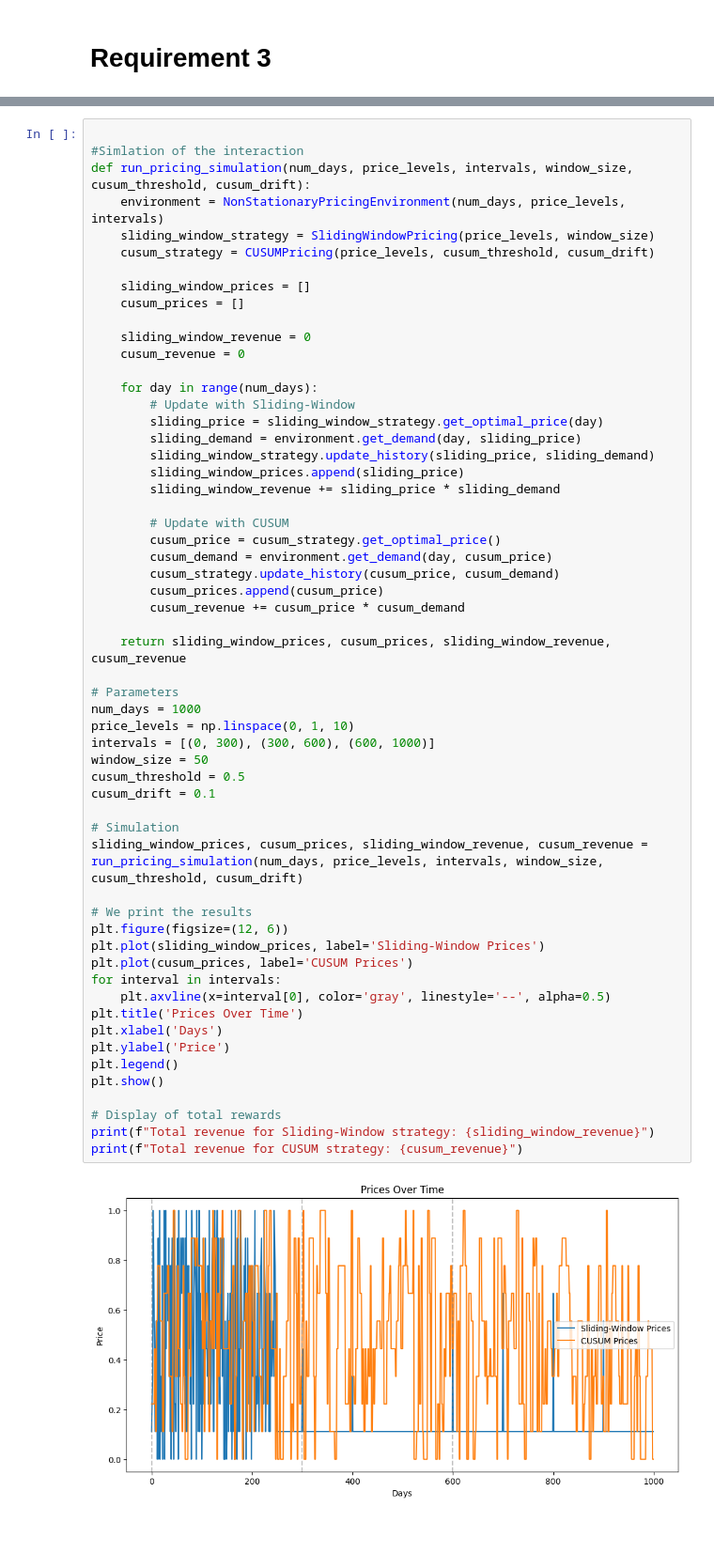
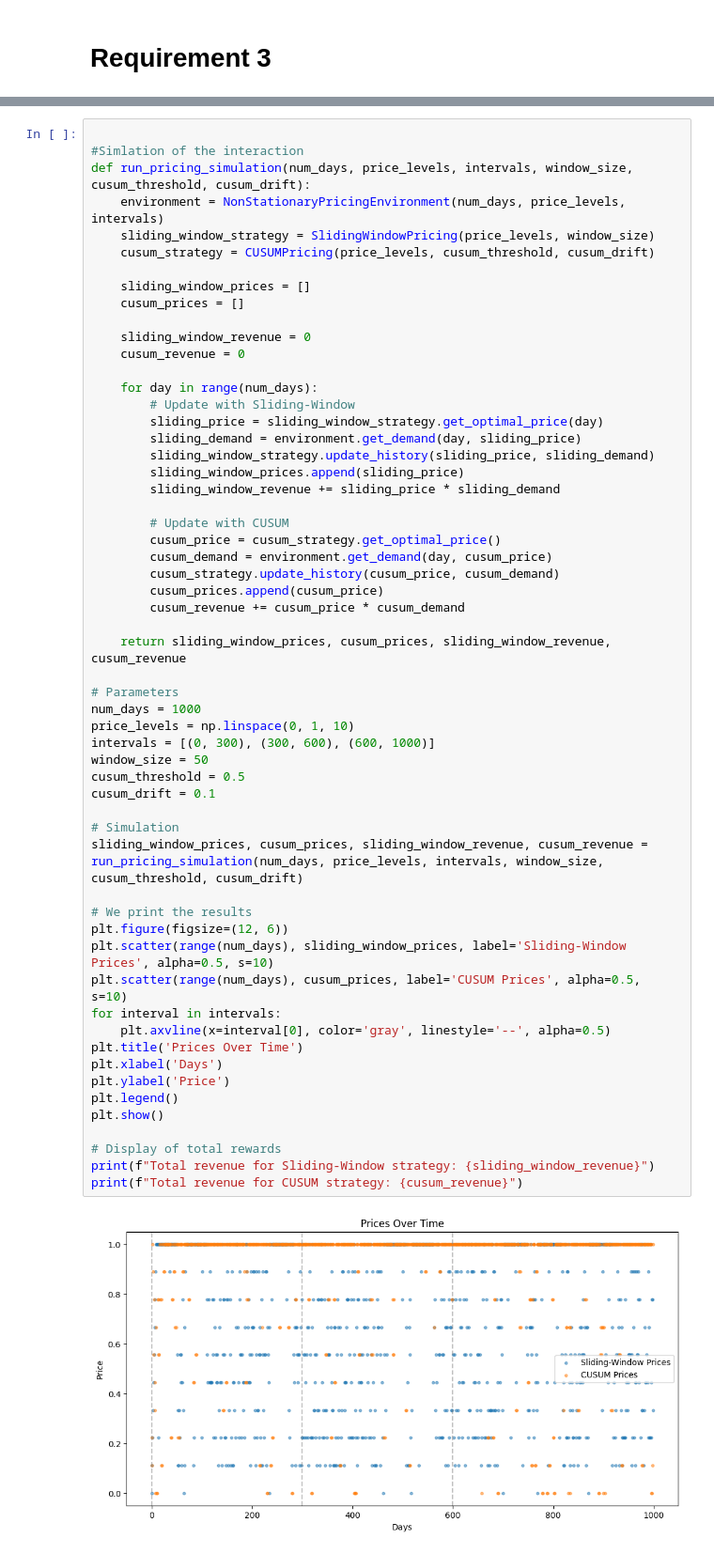
Before and after one commit to mvarenneensta/OLA24, a Jupyter notebook: req3.ipynb, the cells around one changed output, grey strips where cells are left out. Shown at 94% size. Drawn from its saved outputs; the diff is of its cells as text.

```diff
--- a/req3.ipynb
+++ b/req3.ipynb
@@ -127,33 +165,33 @@ def run_pricing_simulation(num_days, price_levels, intervals, window_size, cusum
         cusum_prices.append(cusum_price)
         cusum_revenue += cusum_price * cusum_demand
 
     return sliding_window_prices, cusum_prices, sliding_window_revenue, cusum_revenue
 
 # Parameters
 num_days = 1000
 price_levels = np.linspace(0, 1, 10)
 intervals = [(0, 300), (300, 600), (600, 1000)]
 window_size = 50
 cusum_threshold = 0.5
 cusum_drift = 0.1
 
 # Simulation
 sliding_window_prices, cusum_prices, sliding_window_revenue, cusum_revenue = run_pricing_simulation(num_days, price_levels, intervals, window_size, cusum_threshold, cusum_drift)
 
 # We print the results
 plt.figure(figsize=(12, 6))
-plt.plot(sliding_window_prices, label='Sliding-Window Prices')
-plt.plot(cusum_prices, label='CUSUM Prices')
+plt.scatter(range(num_days), sliding_window_prices, label='Sliding-Window Prices', alpha=0.5, s=10)
+plt.scatter(range(num_days), cusum_prices, label='CUSUM Prices', alpha=0.5, s=10)
 for interval in intervals:
     plt.axvline(x=interval[0], color='gray', linestyle='--', alpha=0.5)
 plt.title('Prices Over Time')
 plt.xlabel('Days')
 plt.ylabel('Price')
 plt.legend()
 plt.show()
 
 # Display of total rewards
 print(f"Total revenue for Sliding-Window strategy: {sliding_window_revenue}")
 print(f"Total revenue for CUSUM strategy: {cusum_revenue}")
 # %% [output]
-[figure, old version]
+[figure, new version]
```
Also changed, not shown: parts of 7 cells of this notebook.
